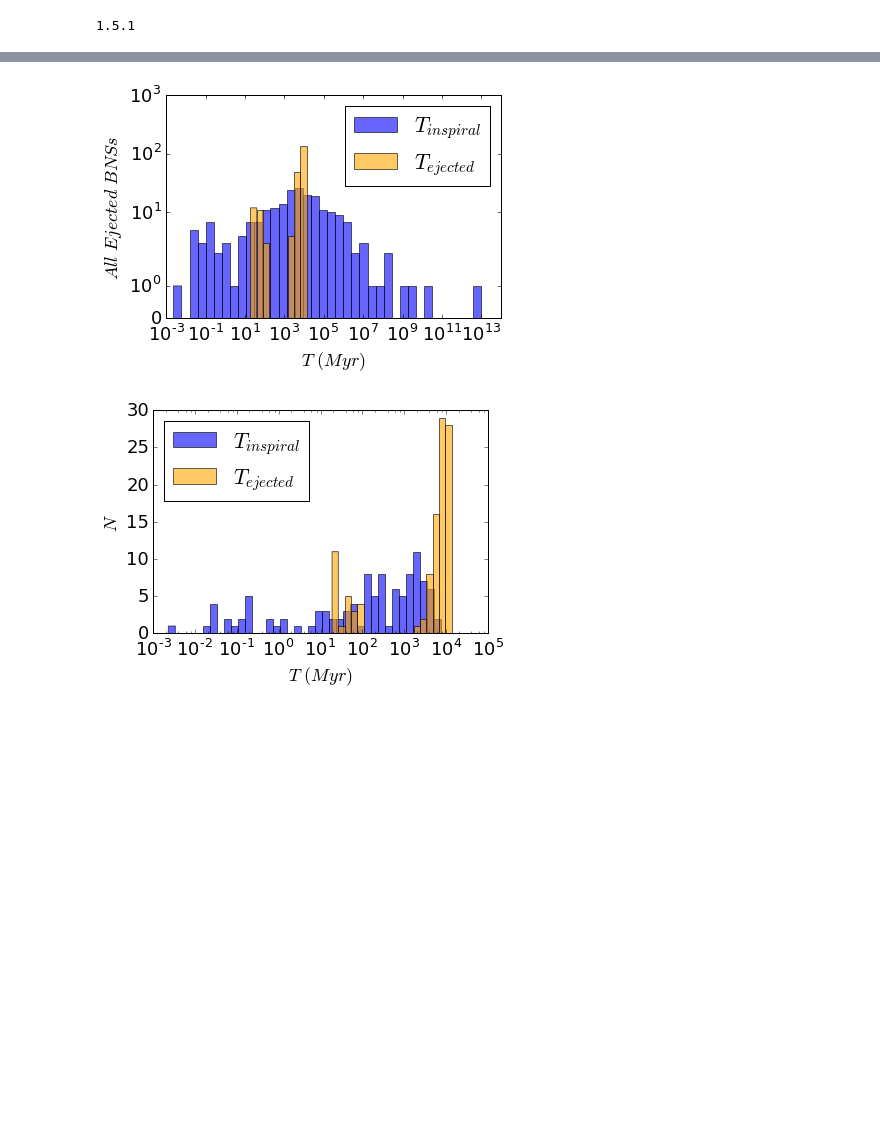
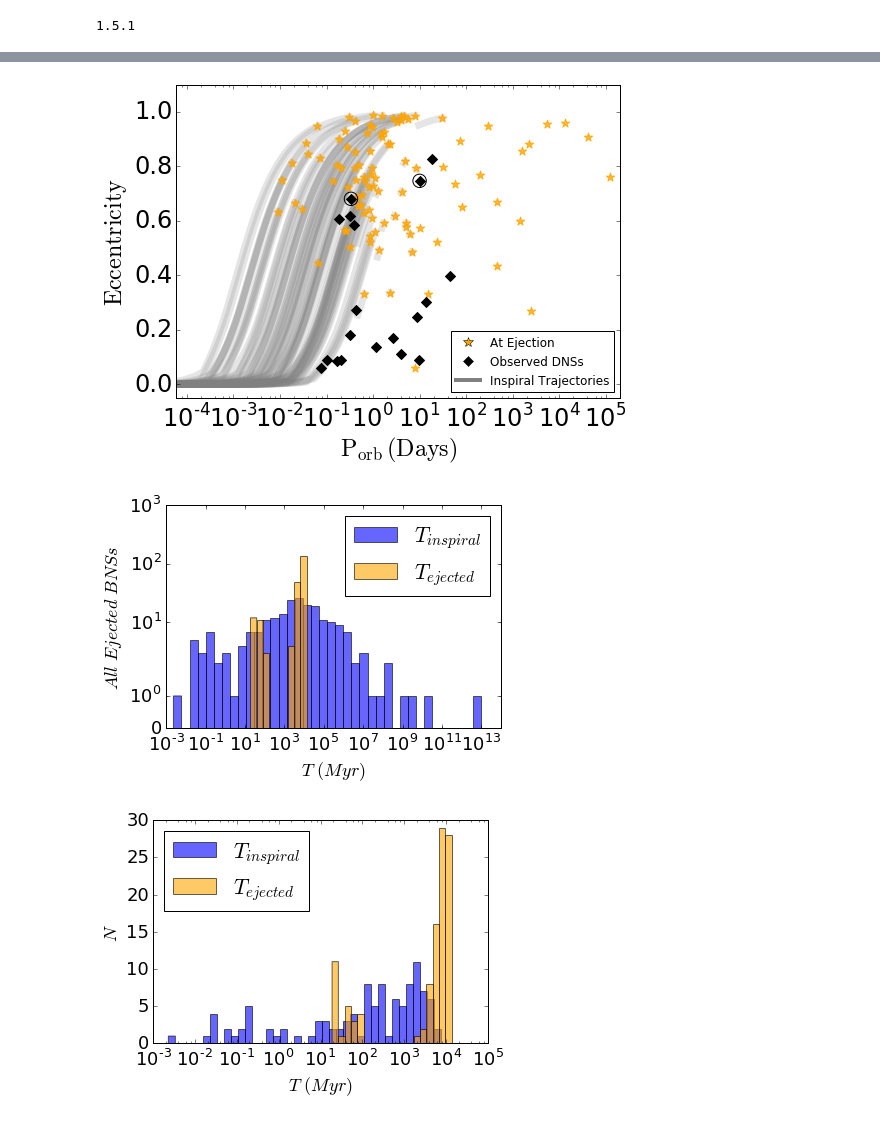
Before and after one commit to claireshiye/MyPythonCode, a Jupyter notebook: DNS_plot.ipynb, the cells around one changed output, grey strips where cells are left out. Cells and saved outputs as stored; diff of their text form; code cells hidden in the pictures; blank space fills up the shorter version.

```diff
--- a/DNS_plot.ipynb
+++ b/DNS_plot.ipynb
@@ -113,0 +131,88 @@ plt.savefig(savepath+'extrememodels/ae_evolv_allbns.pdf', dpi=300, bbox_inches='
+# %%
+###Plot the evolution of the eccentricity and semi-major axis of the escaped binary NSs
+data_dns=np.genfromtxt('/projects/b1095/syr904/projects/SGRB/newruns/finaldata/Esc_DNS_maingrid_v2.dat')
+m0=data_dns[:,4]; m1=data_dns[:,5]; semimajor=data_dns[:,8]; ecc=data_dns[:,9]
+t_esc=np.array(data_dns[:,2]); t_inspiral=np.array(data_dns[:,3])
+ttot=t_esc+t_inspiral  ##in Myr
+t_evolv=14000.-t_esc ##in Myr
+#print t_evolv, t_esc, t_inspiral
+
+dataobs=np.genfromtxt('/projects/b1095/syr904/projects/SGRB/allobs_DNS.dat')
+Pobs=dataobs[:,1]; eobs=dataobs[:,2]; m0obs=dataobs[:,6]; m1obs=dataobs[:,7]
+
+##Calculate the inspiral time of observed DNSs
+tobs_insp=[]; aobs=[]
+for i in range(len(Pobs)):
+    aobs.append(unit_convert.period_to_au(Pobs[i], m0obs[i], m1obs[i]))
+    tobs=t_inspiral=gwcalc.t_inspiral_2(aobs[i], eobs[i], m0obs[i], m1obs[i], 0, 0, 0, 1100)/10**6 ##in Myr
+    tobs_insp.append(tobs)
+
+print tobs_insp
+
+
+##Change the observed periods to sma
+#ag=[]; eg=[]; m0g=[]; m1g=[]
+#for k in range(len(Pobs)):
+#    if m0obs[k]>0:
+#        ag.append(unit_convert.period_to_au(Pobs[k], m0obs[k], m1obs[k]))
+#        eg.append(eobs[k]); m0g.append(m0obs[k]); m1g.append(m1obs[k])
+
+
+##Change the model sma to periods in days
+Pm=[]
+for k in range(len(semimajor)):
+    Pm.append(unit_convert.au_to_period(semimajor[k], m0[k], m1[k]))
+
+
+##Make signs for legends
+rdot=mlines.Line2D([], [],  linestyle = 'None', color='r', marker='o',
+                  markersize=7, label='At 14 Gyr')
+ystar=mlines.Line2D([], [],  linestyle = 'None', color='orange', marker='*',
+                  markersize=10, label='At Ejection')
+kdot=mlines.Line2D([], [],  linestyle = 'None', color='k', marker='D',
+                  markersize=7, label='Observed DNSs')
+gdot=mlines.Line2D([], [],  linestyle = 'None', color='g', marker='o',
+                  markersize=7, label='At 14 Gyr')
+gline=mlines.Line2D([], [],  linestyle = '-', linewidth=4.0, color='grey', label='Inspiral Trajectories')
+
+
+##Plotting
+plt.rcParams['figure.figsize'] = [8, 6]
+
+fig, ax=plt.subplots(nrows=1, sharex=True)
+#fig.subplots_adjust(hspace=0)
+for i in range(len(m0)):
+    P=[]
+    if ttot[i]<=14000.:
+        t, a, e=gwcalc.t_inspiral_2(semimajor[i], ecc[i], m0[i], m1[i], 0, 1, 0, 1100)
+        for j in range(len(a)):
+            P.append(unit_convert.au_to_period(a[j], m0[i], m1[i]))
+        ax.plot(P,e, color='grey', lw=7.0, ls='-', zorder=1, alpha=0.2)
+        #ax.scatter(P[-1], e[-1], color='green', s=30, marker='o', alpha=0.8, zorder=2)
+    else:
+        t, a, e=gwcalc.t_inspiral_2(semimajor[i], ecc[i], m0[i], m1[i], t_evolv[i]*10**6, 1, 0, 1100)
+        for j in range(len(a)):
+            P.append(unit_convert.au_to_period(a[j], m0[i], m1[i]))
+        ax.plot(P,e, color='grey', ls='-', lw=7.0, zorder=1, alpha=0.2)
+        #ax.scatter(P[-1], e[-1], color='green', s=30, marker='o', alpha=0.8, zorder=2)
+
+    #print i
+
+ax.scatter(Pobs[-1], eobs[-1], color='k', marker='o', facecolor='None', s=180, zorder=3)
+ax.scatter(Pobs[-2], eobs[-2], color='k', marker='o', facecolor='None', s=180, zorder=3)
+
+ax.scatter(Pobs, eobs, color='k', marker='D', s=50, zorder=3)
+ax.scatter(Pm, ecc, color='orange', s=80, marker='*', alpha=0.8,zorder=2)
+ax.set_ylabel(r'$e$')
+ax.set_ylim(-0.05, 1.1)
+ax.set_xlabel(r'$\rm{P_{orb}\,(Days)}$')
+ax.set_ylabel(r'$\rm{Eccentricity}$')
+ax.set_xscale('log')
+ax.set_xlim(6*10**-5, 2*10**5)
+ax.set_ylim(-0.05, 1.1)
+
+ax.legend(handles=[ystar, kdot, gline], loc='lower right', prop={'size': 12}, numpoints=1, frameon=True)
+
+fig.tight_layout()
+plt.savefig(savepath+'newruns/plots/ae_alldns.pdf', dpi=300, bbox_inches='tight')
+# %% [output]
@@ -114,3 +220,4 @@ plt.savefig(savepath+'extrememodels/ae_evolv_allbns.pdf', dpi=300, bbox_inches='
+[figure, added]
 # %%
 ##Plot the distribution of the inspiral time of the escaped BNSs
 datanum_all=np.genfromtxt('/projects/b1011/syr904/projects/SGRB/extrememodels/Escbns.dat')
```
Also changed, not shown: parts of 16 cells of this notebook, 25 other files.
